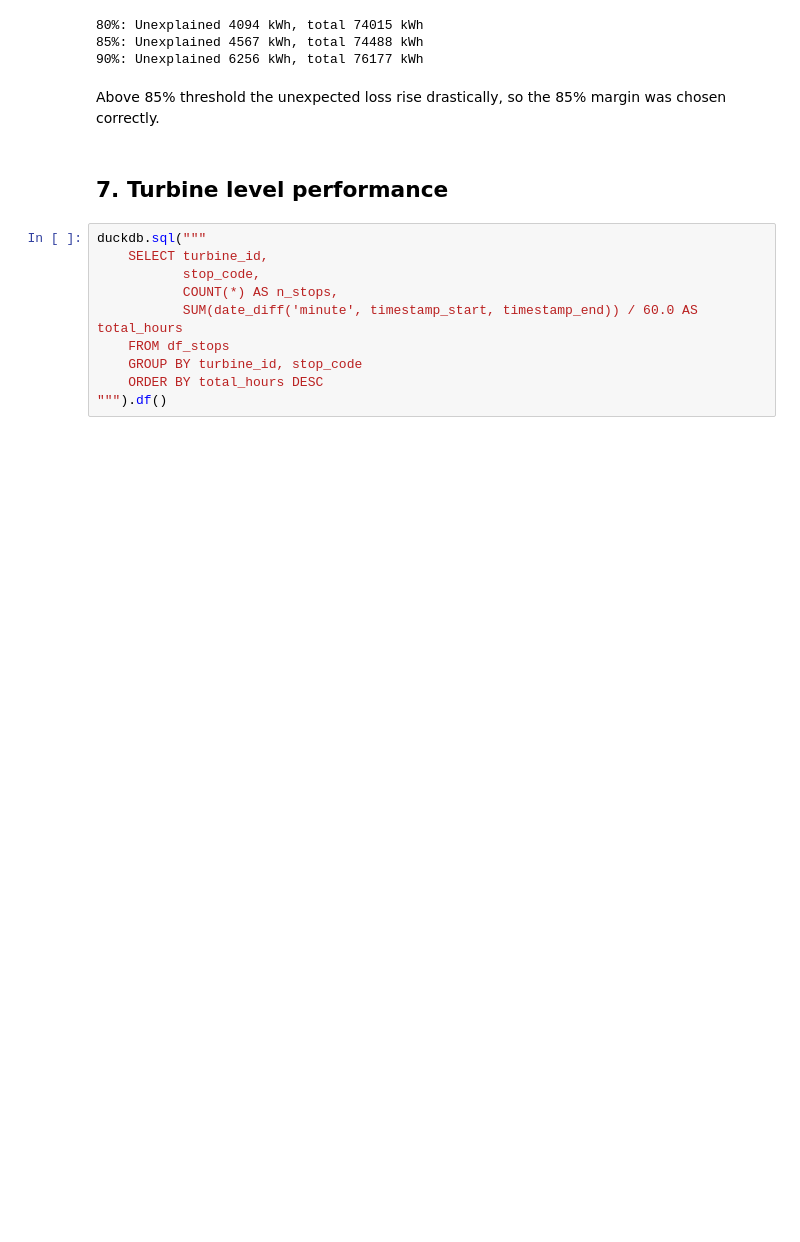
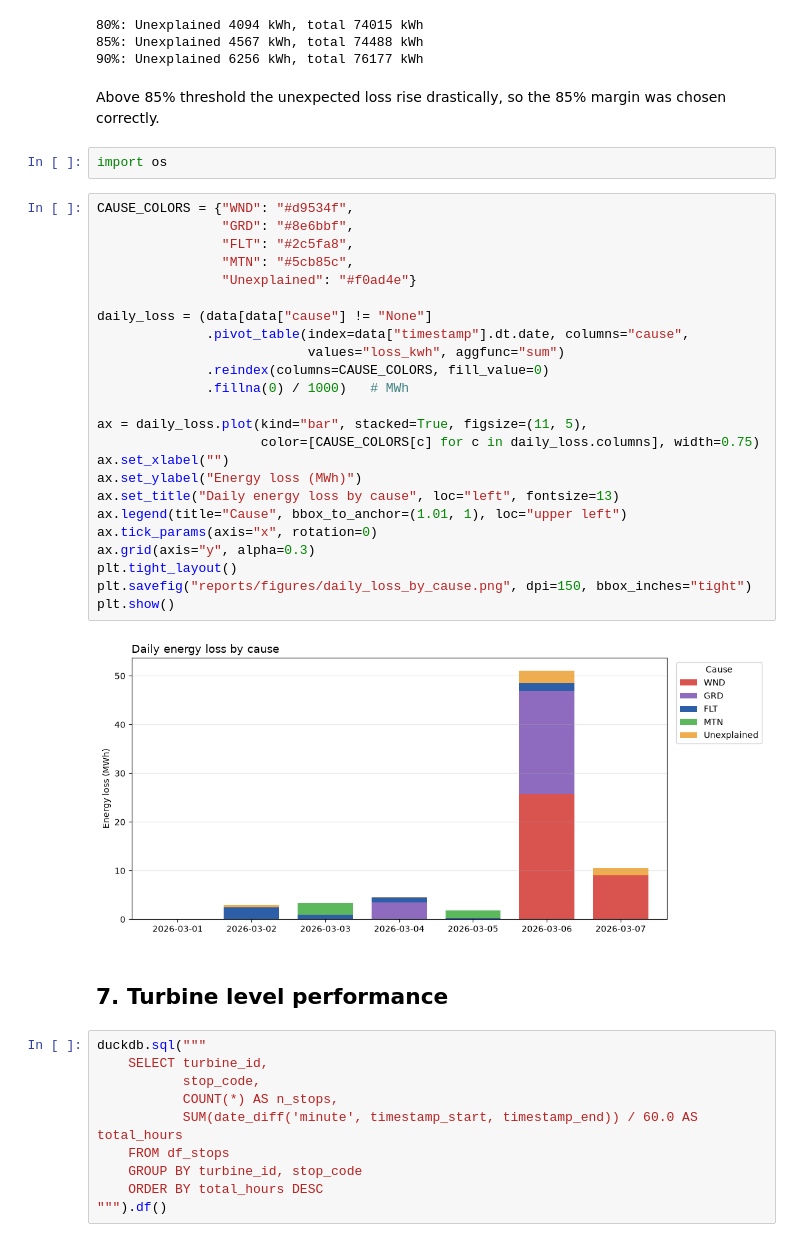
Before and after one commit to Marta-T/Data_Analysis_HW_Task, a Jupyter notebook: notebook/analysis.ipynb, the cells around one changed output. Saved outputs shown, nothing was run; the diff lists cells and outputs as text; blank space fills up the shorter version.

```diff
--- a/analysis.ipynb
+++ b/notebook/analysis.ipynb
@@ -783,6 +783,34 @@ for t in [0.80, 0.85, 0.90]:
 90%: Unexplained 6256 kWh, total 76177 kWh
 # %% [markdown]
 Above 85% threshold the unexpected loss rise drastically, so the 85% margin was chosen correctly.
+# %%
+import os
+# %%
+CAUSE_COLORS = {"WND": "#d9534f",
+                "GRD": "#8e6bbf",
+                "FLT": "#2c5fa8",
+                "MTN": "#5cb85c",
+                "Unexplained": "#f0ad4e"}
+
+daily_loss = (data[data["cause"] != "None"]
+              .pivot_table(index=data["timestamp"].dt.date, columns="cause",
+                           values="loss_kwh", aggfunc="sum")
+              .reindex(columns=CAUSE_COLORS, fill_value=0)
+              .fillna(0) / 1000)   # MWh
+
+ax = daily_loss.plot(kind="bar", stacked=True, figsize=(11, 5),
+                     color=[CAUSE_COLORS[c] for c in daily_loss.columns], width=0.75)
+ax.set_xlabel("")
+ax.set_ylabel("Energy loss (MWh)")
+ax.set_title("Daily energy loss by cause", loc="left", fontsize=13)
+ax.legend(title="Cause", bbox_to_anchor=(1.01, 1), loc="upper left")
+ax.tick_params(axis="x", rotation=0)
+ax.grid(axis="y", alpha=0.3)
+plt.tight_layout()
+plt.savefig("reports/figures/daily_loss_by_cause.png", dpi=150, bbox_inches="tight")
+plt.show()
+# %% [output]
+[figure, added]
 # %% [markdown]
 ## 7. Turbine level performance
 # %%
```
Also changed, not shown: parts of 1 cell of this notebook, 7 other files.
